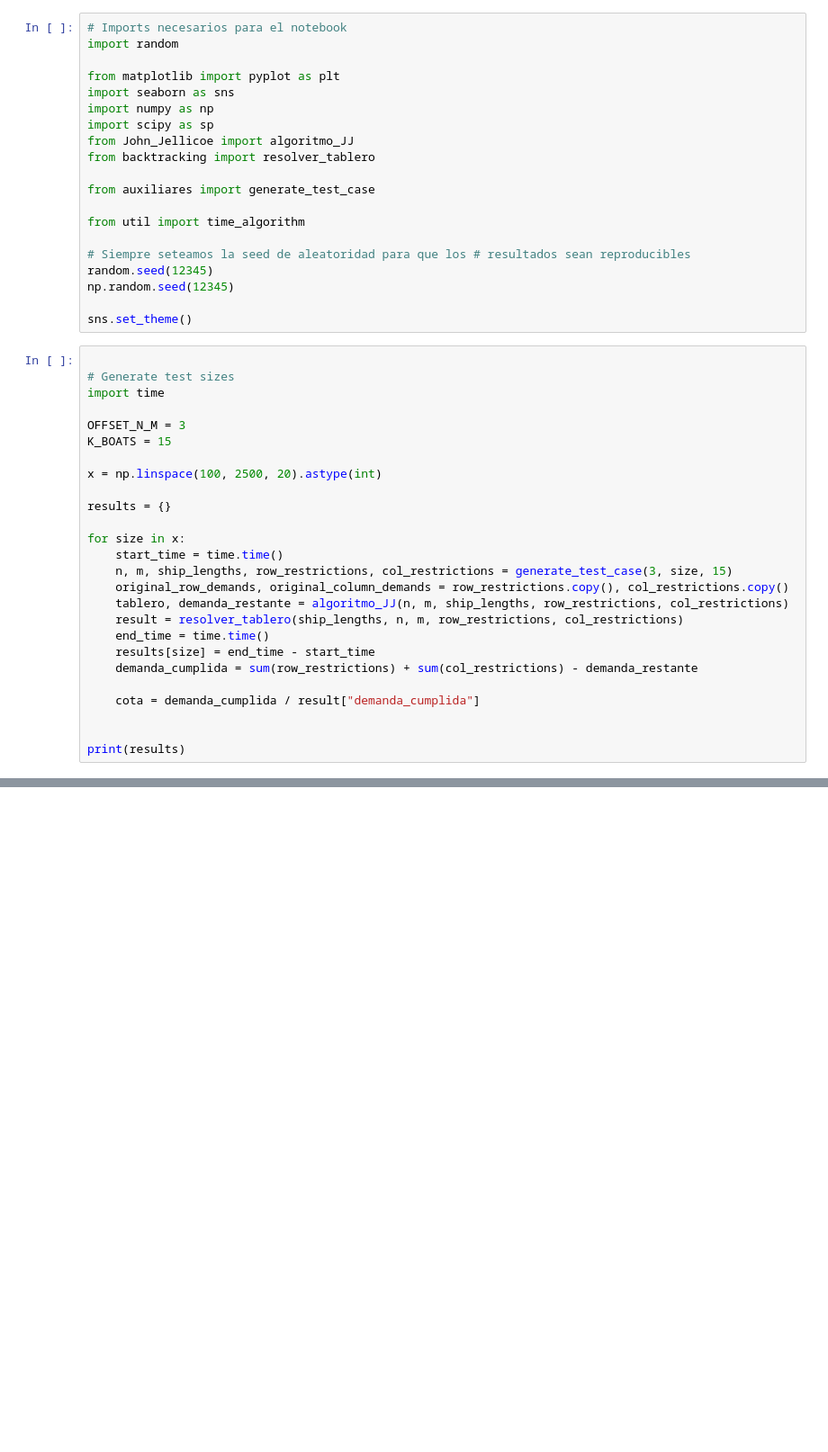
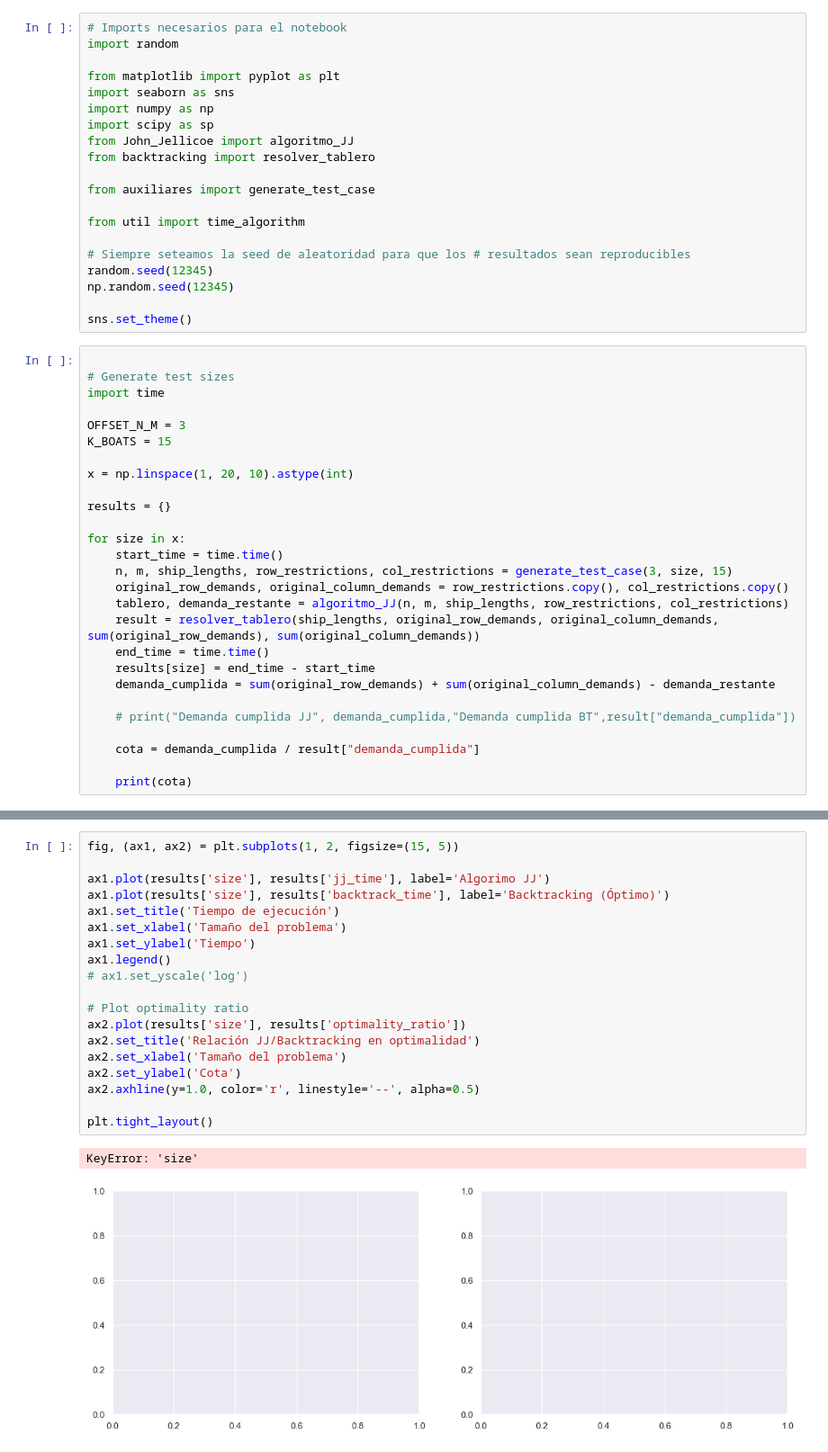
Before and after one commit to salluzziluca/TDA-Integrador, a Jupyter notebook: tercera_parte/parte5_mediciones.ipynb, the cells around one changed output, grey strips where cells are left out. Shown at 90% size. Saved outputs shown, nothing was run; the diff lists cells and outputs as text; blank space fills up the shorter version.

```diff
--- a/tercera_parte/parte5_mediciones.ipynb
+++ b/tercera_parte/parte5_mediciones.ipynb
@@ -26,7 +26,7 @@ import time
 OFFSET_N_M = 3
 K_BOATS = 15
 
-x = np.linspace(100, 2500, 20).astype(int)
+x = np.linspace(1, 20, 10).astype(int)
 
 results = {}
 
@@ -35,13 +35,14 @@ for size in x:
     n, m, ship_lengths, row_restrictions, col_restrictions = generate_test_case(3, size, 15)
     original_row_demands, original_column_demands = row_restrictions.copy(), col_restrictions.copy()
     tablero, demanda_restante = algoritmo_JJ(n, m, ship_lengths, row_restrictions, col_restrictions)
-    result = resolver_tablero(ship_lengths, n, m, row_restrictions, col_restrictions)
+    result = resolver_tablero(ship_lengths, original_row_demands, original_column_demands, sum(original_row_demands), sum(original_column_demands))
     end_time = time.time()
     results[size] = end_time - start_time
-    demanda_cumplida = sum(row_restrictions) + sum(col_restrictions) - demanda_restante
+    demanda_cumplida = sum(original_row_demands) + sum(original_column_demands) - demanda_restante
+
+    # print("Demanda cumplida JJ", demanda_cumplida,"Demanda cumplida BT",result["demanda_cumplida"])
 
     cota = demanda_cumplida / result["demanda_cumplida"]
 
-
-print(results)
+    print(cota)
 # %% [output]
@@ -49,3 +59,25 @@ TypeError: 'int' object is not iterable
+# %%
+fig, (ax1, ax2) = plt.subplots(1, 2, figsize=(15, 5))
+
+ax1.plot(results['size'], results['jj_time'], label='Algorimo JJ')
+ax1.plot(results['size'], results['backtrack_time'], label='Backtracking (Óptimo)')
+ax1.set_title('Tiempo de ejecución')
+ax1.set_xlabel('Tamaño del problema')
+ax1.set_ylabel('Tiempo')
+ax1.legend()
+# ax1.set_yscale('log')
+
+# Plot optimality ratio
+ax2.plot(results['size'], results['optimality_ratio'])
+ax2.set_title('Relación JJ/Backtracking en optimalidad')
+ax2.set_xlabel('Tamaño del problema')
+ax2.set_ylabel('Cota')
+ax2.axhline(y=1.0, color='r', linestyle='--', alpha=0.5)
+
+plt.tight_layout()
+# %% [output]
+KeyError: 'size'
+[figure, added]
 # %%
 ax: plt.Axes
 fig, ax = plt.subplots()
```
Also changed, not shown: parts of 5 cells of this notebook, 3 other files.
